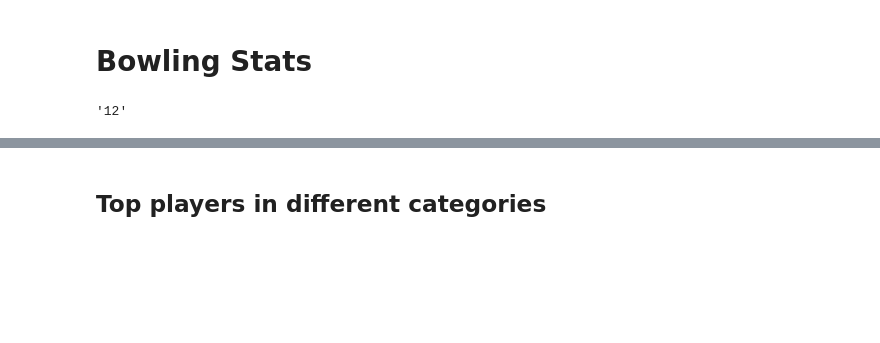
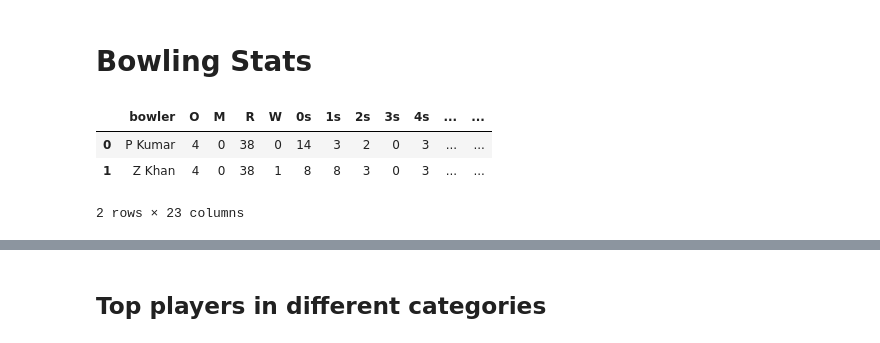
Before and after one commit to khanalg44/cricket_data, a Jupyter notebook: 03_ipl/04_bowling_stats.ipynb, the cells around one changed output, grey strips where cells are left out. Saved outputs shown, nothing was run; the diff lists cells and outputs as text; code cells hidden in the pictures; blank space fills up the shorter version.

```diff
--- a/03_ipl/04_bowling_stats.ipynb
+++ b/03_ipl/04_bowling_stats.ipynb
@@ -11,27 +12,11 @@ from utils import get_player_profile
-# %%
-def add_overs(overs):
-    ov_int = 0
-    ov_frac = 0
-    for ov in overs:
-        ov_split = ov.split('.')
-        ov_int  += int(ov_split[0])
-
-        if len(ov_split)>1:
-            ov_frac += int(ov.split('.')[1])
-
-        if ov_frac >= 6:
-            ov_int += ov_frac//6
-            ov_frac = ov_frac %6
-
-    if ov_frac==0:
-        return str(ov_int)
-    else:
-        return str(ov_int)+'.'+str(ov_frac)
-
-overs=['1.2', '3.5', '4', '2.5']
-add_overs(overs)
-# %% [output]
-'12'
+# %%
+df_test=pickle.load(open('./database/bowling_record_all_years.df', 'rb'))
+df_test.head(2)
+# %% [output]
+|  | bowler | O | M | R | W | 0s | 1s | 2s | 3s | 4s | ... | ... |
+| 0 | P Kumar | 4 | 0 | 38 | 0 | 14 | 3 | 2 | 0 | 3 | ... | ... |
+| 1 | Z Khan | 4 | 0 | 38 | 1 | 8 | 8 | 3 | 0 | 3 | ... | ... |
+2 rows × 23 columns
 # %%
 def bowling_summary():
     df=pickle.load(open('./database/bowling_record_all_years.df', 'rb'))
```
Also changed, not shown: parts of 3 cells of this notebook, 2 other files.
